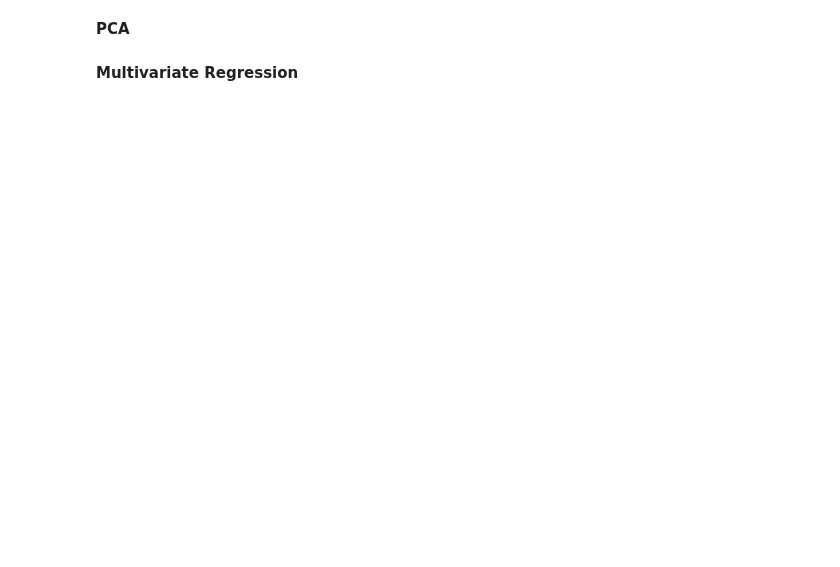
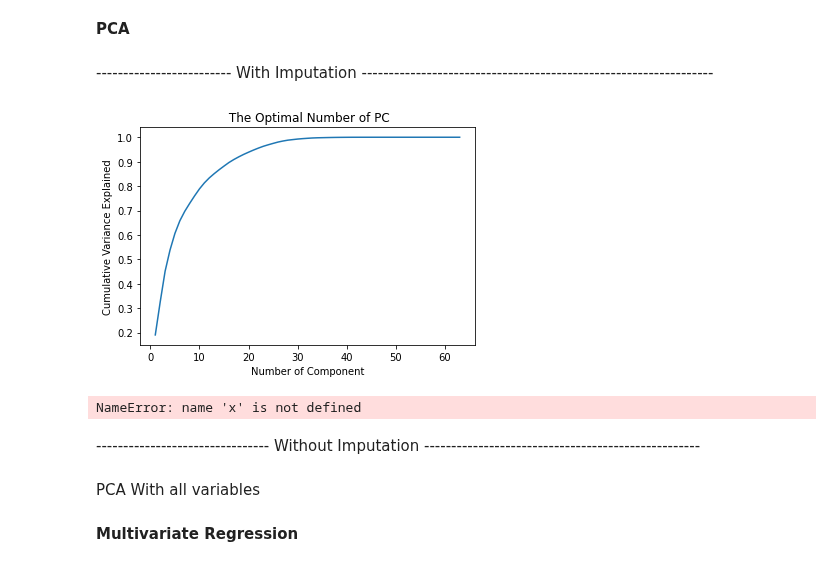
Before and after one commit to markbjerre/GEUS-Master-Thesis, a Jupyter notebook: scripts/SMB_Models.ipynb, the cells around one changed output. Cells and saved outputs as stored; diff of their text form; code cells hidden in the pictures; blank space fills up the shorter version.

```diff
--- a/scripts/SMB_Models.ipynb
+++ b/scripts/SMB_Models.ipynb
@@ -201,0 +258,10 @@ heatmap.set_title('Correlation Heatmap', fontdict={'fontsize':12}, pad=12);
+# %%
+# This bit to change all numerical values into the same scale
+from sklearn.preprocessing import StandardScaler
+
+num_cols = df.select_dtypes(include=['int64','float64']).columns #select numerical columns
+
+scaler = StandardScaler()
+
+#fit and transform numerical columns
+df[num_cols] = scaler.fit_transform(df[num_cols])
@@ -202,2 +328,56 @@ heatmap.set_title('Correlation Heatmap', fontdict={'fontsize':12}, pad=12);
 # %% [markdown]
 **PCA**
+# %% [markdown]
+------------------------- With Imputation -----------------------------------------------------------------
+# %%
+# PCA does not allow missing values, we need to impute or exclude all NAN values..
+
+# import the KNNimputer class
+from sklearn.impute import KNNImputer
+
+# create an object for KNNImputer
+imputer = KNNImputer(n_neighbors = 2)
+X_train_imp = imputer.fit_transform(X_train)
+X_test_imp = imputer.fit_transform(X_test)
+# %%
+# Apply PCA
+from sklearn.decomposition import PCA
+
+pca = PCA()
+X_train_imp = pca.fit_transform(X_train_imp)
+X_test_imp = pca.transform(X_test_imp)
+
+# visualizing the amount of variance data explained for each principle component
+cumulative_variance_explained = np.cumsum(pca.explained_variance_ratio_)
+x_values = list(range(1, len(cumulative_variance_explained)+1))
+
+#plot the line graph explaining variance of feature variables through the components
+plt.plot(x_values, cumulative_variance_explained)
+plt.xlabel('Number of Component')
+plt.ylabel('Cumulative Variance Explained')
+plt.title(' The Optimal Number of PC')
+plt.show()
+
+#Identify the optimal number of principal components
+optimal_component = np.argmax(cumulative_variance_explained >=0.6) + 1
+
+#Transform data with the optimal number of components
+pca = PCA(n_components=optimal_component)
+X_train_imp = pca.fit_transform(X_train_imp)
+X_test_imp = pca.transform(X_test_imp)
+
+# see how much features contribute to which components
+pca_df = pd.DataFrame(pca.components_,
+                        columns=df.columns,
+                       index = ['PC-1','PC-2'])
+pca_df.head()
+
+#plot a heatmap to visualise how the feature variables contribute to PC
+sns.heatmap(pca_df,cmap ='magma')
+plt.title('Feature Importance')
+plt.show()
+# %% [output]
+[figure, added]
+NameError: name 'x' is not defined
+# %% [markdown]
+-------------------------------- Without Imputation ---------------------------------------------------
@@ -204,2 +391,4 @@ heatmap.set_title('Correlation Heatmap', fontdict={'fontsize':12}, pad=12);
+# %% [markdown]
+PCA With all variables
 # %% [markdown]
 **Multivariate Regression**
```
Also changed, not shown: parts of 16 cells of this notebook.
